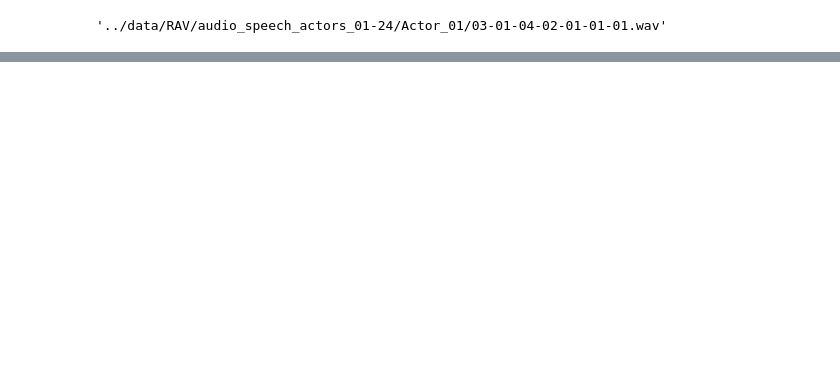
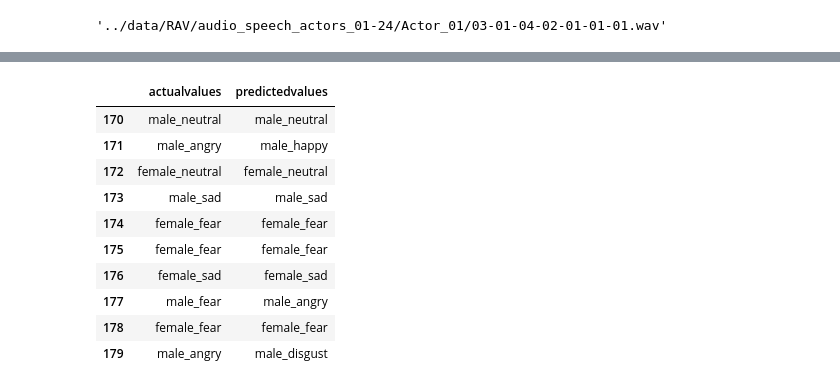
Before and after one commit to ZacharyVillarreal/Predicting-Humans-Affectively, a Jupyter notebook: src/Audio/Audio_Processing.ipynb, the cells around one changed output, grey strips where cells are left out. Cells and saved outputs as stored; diff of their text form; code cells hidden in the pictures; blank space fills up the shorter version.

```diff
--- a/src/Audio_Processing.ipynb
+++ b/src/Audio/Audio_Processing.ipynb
@@ -174,0 +241,12 @@ for emotion in list(male_dict.keys()):
+# %%
+earlystop = EarlyStopping(monitor='val_loss',
+                          patience=20,
+                          verbose=1,
+                          restore_best_weights=True
+                          )
+
+reduce_lr = ReduceLROnPlateau(monitor='val_loss',
+                              factor=0.2,
+                              patience=20,
+                              verbose=1,
+                              min_delta=0.0001)
@@ -174,0 +313,27 @@ for emotion in list(male_dict.keys()):
+# %%
+# predictions
+preds = preds.astype(int).flatten()
+preds = (lb.inverse_transform((preds)))
+preds = pd.DataFrame({'predictedvalues': preds})
+
+# Actual labels
+actual=y_test.argmax(axis=1)
+actual = actual.astype(int).flatten()
+actual = (lb.inverse_transform((actual)))
+actual = pd.DataFrame({'actualvalues': actual})
+
+# Lets combined both of them into a single dataframe
+finaldf = actual.join(preds)
+finaldf[170:180]
+# %% [output]
+|  | actualvalues | predictedvalues |
+| 170 | male_neutral | male_neutral |
+| 171 | male_angry | male_happy |
+| 172 | female_neutral | female_neutral |
+| 173 | male_sad | male_sad |
+| 174 | female_fear | female_fear |
+| 175 | female_fear | female_fear |
+| 176 | female_sad | female_sad |
+| 177 | male_fear | male_angry |
+| 178 | female_fear | female_fear |
+| 179 | male_angry | male_disgust |
```
Also changed, not shown: parts of 37 cells of this notebook, 6 other files.
